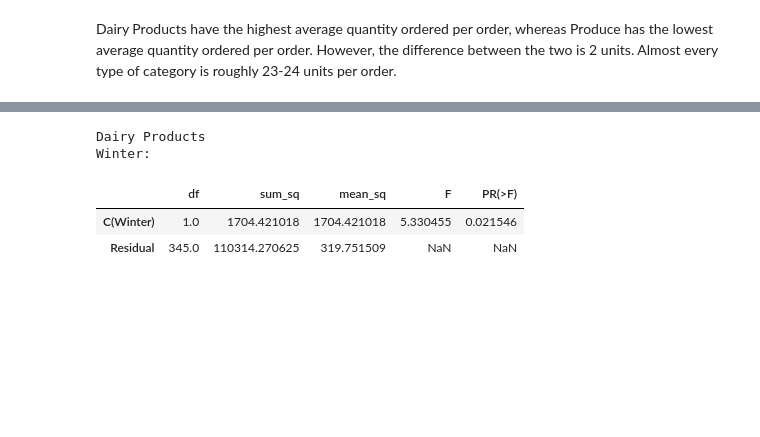
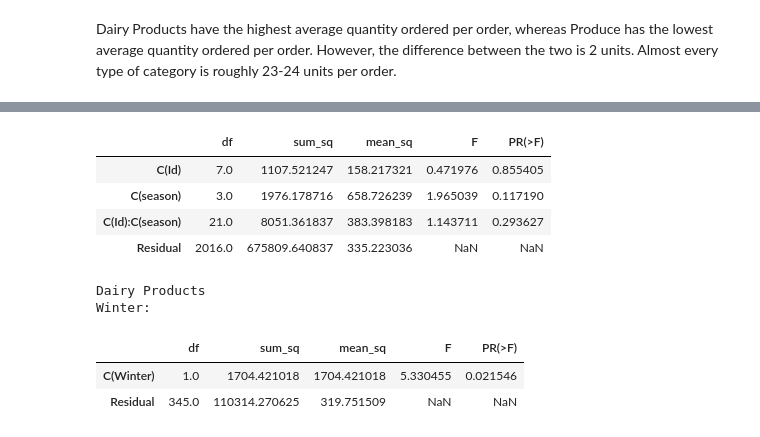
Before and after one commit to ajain1017/dsc-mod-3-project-online-ds-pt-081219, a Jupyter notebook: index.ipynb, the cells around one changed output, grey strips where cells are left out. Drawn from its saved outputs; the diff is of its cells as text; code cells hidden in the pictures; blank space fills up the shorter version.

```diff
--- a/index.ipynb
+++ b/index.ipynb
@@ -1012,3 +1012,14 @@ q4.sample(10)
+# %%
+f = 'Quantity ~ C(Id)*C(season)'
+lm = ols(f, q4).fit()
+table = sm.stats.anova_lm(lm, typ=1)
+display(table)
+# %% [output]
+|  | df | sum_sq | mean_sq | F | PR(>F) |
+| C(Id) | 7.0 | 1107.521247 | 158.217321 | 0.471976 | 0.855405 |
+| C(season) | 3.0 | 1976.178716 | 658.726239 | 1.965039 | 0.117190 |
+| C(Id):C(season) | 21.0 | 8051.361837 | 383.398183 | 1.143711 | 0.293627 |
+| Residual | 2016.0 | 675809.640837 | 335.223036 | NaN | NaN |
 # %%
 newc = ['Dairy Products', 'Grains/Cereals', 'Produce', 'Seafood',
        'Condiments', 'Confections', 'Beverages', 'Meat/Poultry']
```
Also changed, not shown: parts of 11 cells of this notebook, 5 other files.
